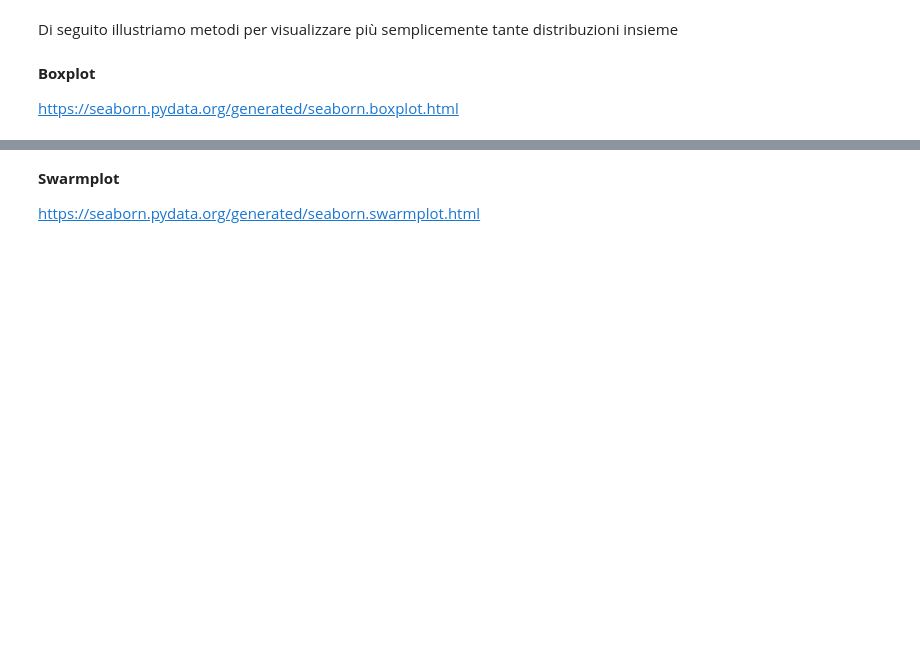
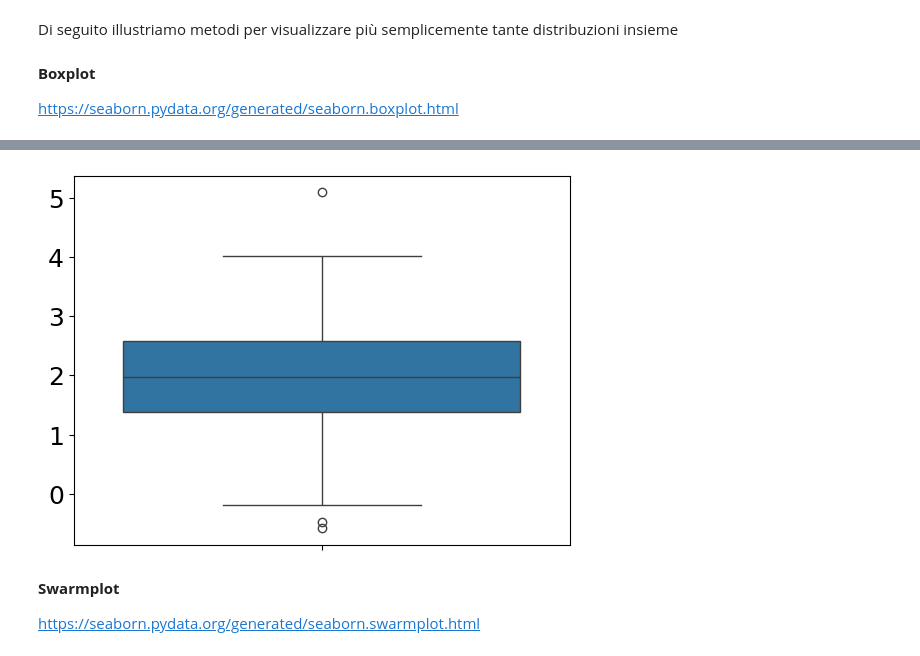
Before and after one commit to Livio2004/CorsoProbabilitaStatistica, a Jupyter notebook: notebooks/04_Confronto_distribuzioni.ipynb, the cells around one changed output, grey strips where cells are left out. Drawn from its saved outputs; the diff is of its cells as text; code cells hidden in the pictures; blank space fills up the shorter version.

```diff
--- a/notebooks/04_Confronto_distribuzioni.ipynb
+++ b/notebooks/04_Confronto_distribuzioni.ipynb
@@ -57,3 +69,8 @@ plt.draw()
+# %%
+sns.boxplot(data=x2)
+plt.show()
+# %% [output]
+[figure, added]
 # %% [markdown]
 **Swarmplot**
 
```
Also changed, not shown: parts of 4 cells of this notebook, 4 other files.
